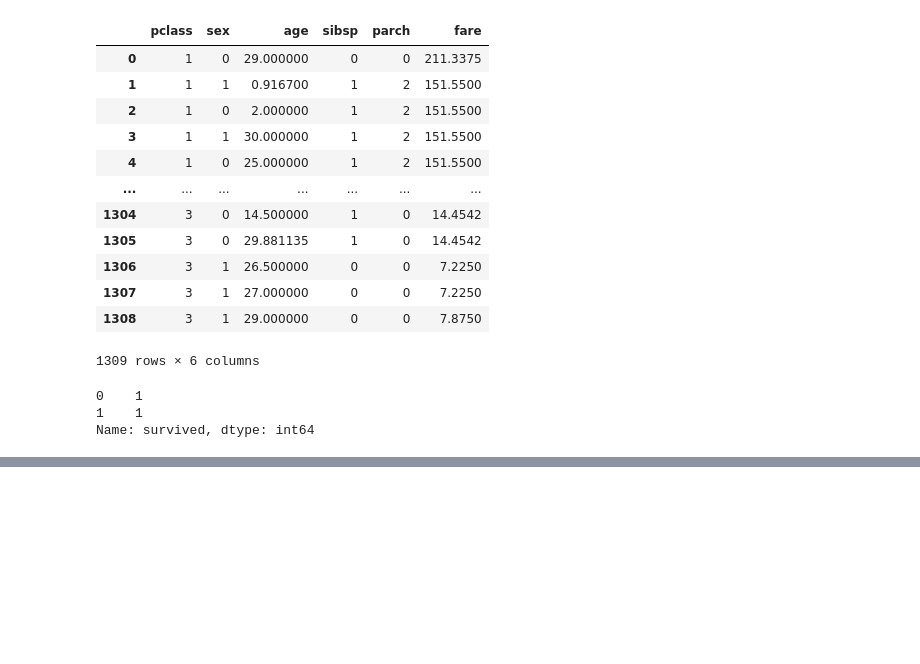
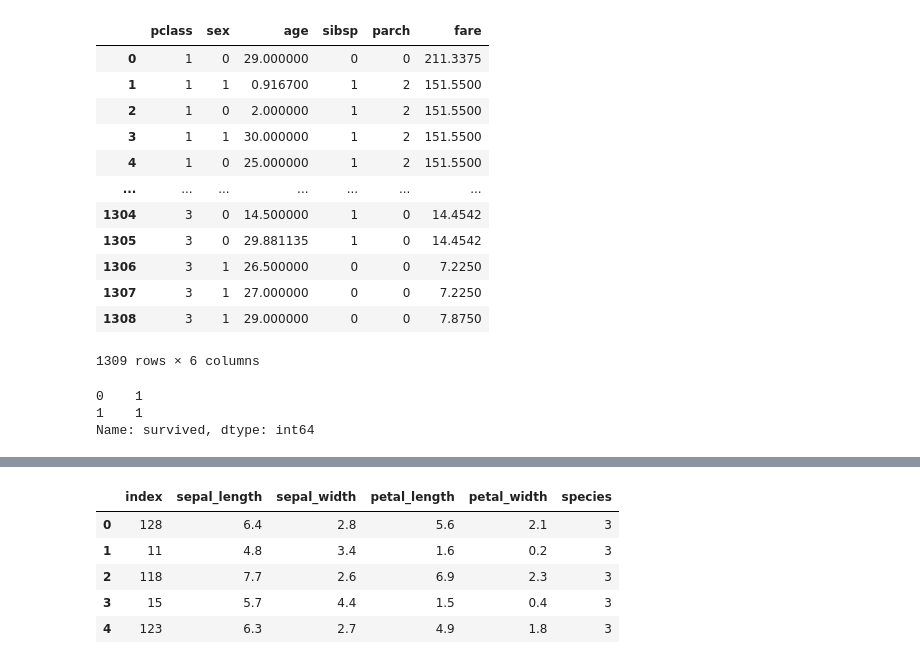
Before and after one commit to jinhuioh/Hi_ai, a Jupyter notebook: data07/titanic-post.ipynb, the cells around one changed output, grey strips where cells are left out. Saved outputs shown, nothing was run; the diff lists cells and outputs as text; code cells hidden in the pictures; blank space fills up the shorter version.

```diff
--- a/data07/titanic-post.ipynb
+++ b/data07/titanic-post.ipynb
@@ -1019,0 +1050,3 @@ array(['setosa', 'versicolor', 'virginica'], dtype=object)
+# %%
+iris['species'] = iris['species'].apply(func4)
+iris['species'][:10]
@@ -1019,0 +1175,10 @@ array(['setosa', 'versicolor', 'virginica'], dtype=object)
+# %%
+X_test = X_test.reset_index()
+X_test[:5]
+# %% [output]
+|  | index | sepal_length | sepal_width | petal_length | petal_width | species |
+| 0 | 128 | 6.4 | 2.8 | 5.6 | 2.1 | 3 |
+| 1 | 11 | 4.8 | 3.4 | 1.6 | 0.2 | 3 |
+| 2 | 118 | 7.7 | 2.6 | 6.9 | 2.3 | 3 |
+| 3 | 15 | 5.7 | 4.4 | 1.5 | 0.4 | 3 |
+| 4 | 123 | 6.3 | 2.7 | 4.9 | 1.8 | 3 |
```
Also changed, not shown: parts of 144 cells of this notebook.
